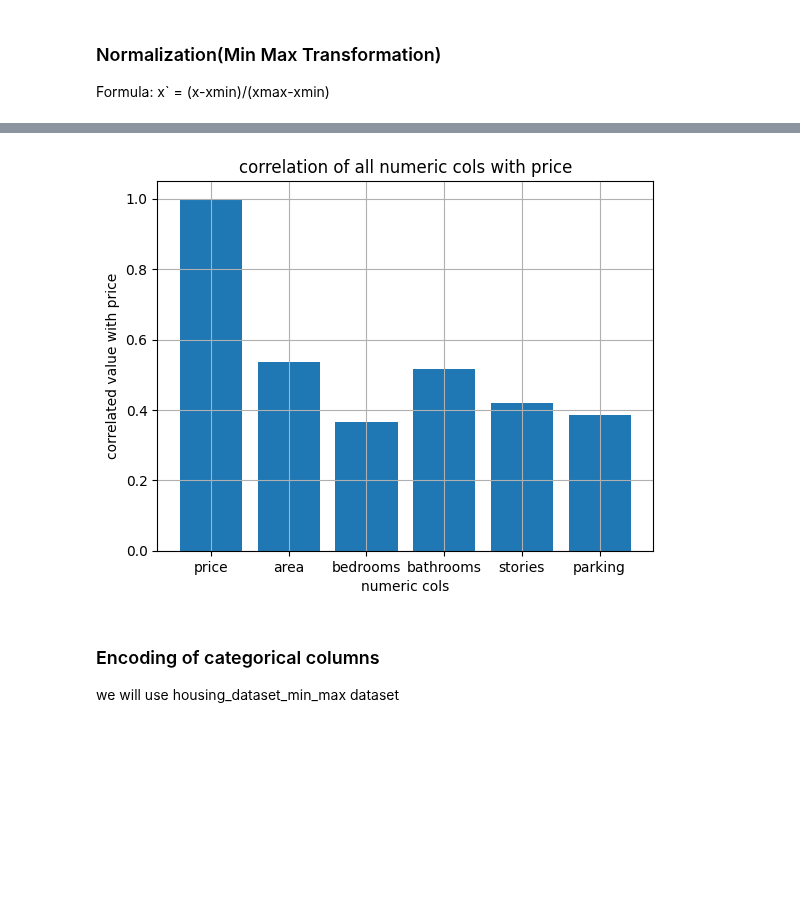
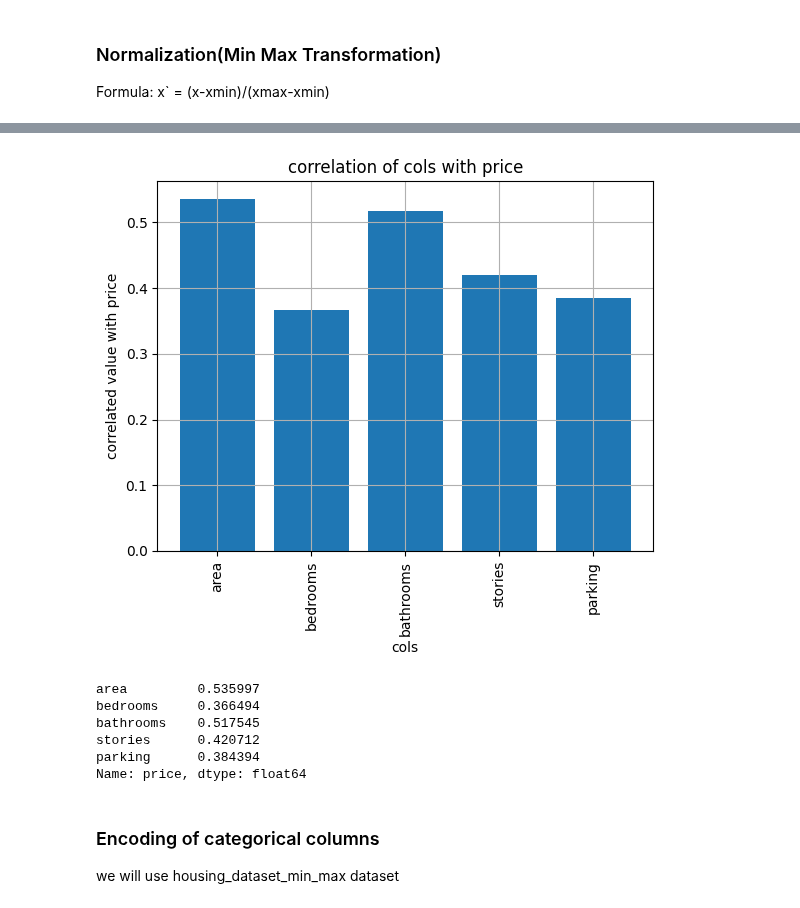
Before and after one commit to bvkiran8058/Data-Science-with-GenAI, a Jupyter notebook: EDA/Stage-3 Advanced Level.ipynb, the cells around one changed output, grey strips where cells are left out. Drawn from its saved outputs; the diff is of its cells as text; code cells hidden in the pictures; blank space fills up the shorter version.

```diff
--- a/EDA/Stage-3 Advanced Level.ipynb
+++ b/EDA/Stage-3 Advanced Level.ipynb
@@ -154,17 +155,17 @@ housing_dataset_min_max.head()
 | 2 | 12250000 | 0.571134 | 3 | 2 | 2 | yes | no | yes | no | ... |
 | 3 | 12215000 | 0.402062 | 4 | 2 | 2 | yes | no | yes | no | ... |
 | 4 | 11410000 | 0.396564 | 4 | 1 | 2 | yes | yes | yes | no | ... |
-# %%
-corr_matrix = housing_dataset_min_max.corr(numeric_only=True)
-corr_values_with_price = corr_matrix.loc['price', :]
-plt.bar(corr_values_with_price.index, corr_values_with_price)
-plt.xlabel('numeric cols')
-plt.ylabel('correlated value with price')
-plt.title('correlation of all numeric cols with price')
-plt.grid(True)
-plt.show()
-# %% [output]
-[figure, removed]
+# %%
+corr_matrix = housing_dataset_min_max.corr(numeric_only=True)
+plot_bar_for_corr_matrix(corr_matrix)
+# %% [output]
+[figure, added]
+area         0.535997
+bedrooms     0.366494
+bathrooms    0.517545
+stories      0.420712
+parking      0.384394
+Name: price, dtype: float64
 # %% [markdown]
 ### Encoding of categorical columns
 we will use housing_dataset_min_max dataset
```
Also changed, not shown: parts of 13 cells of this notebook.
